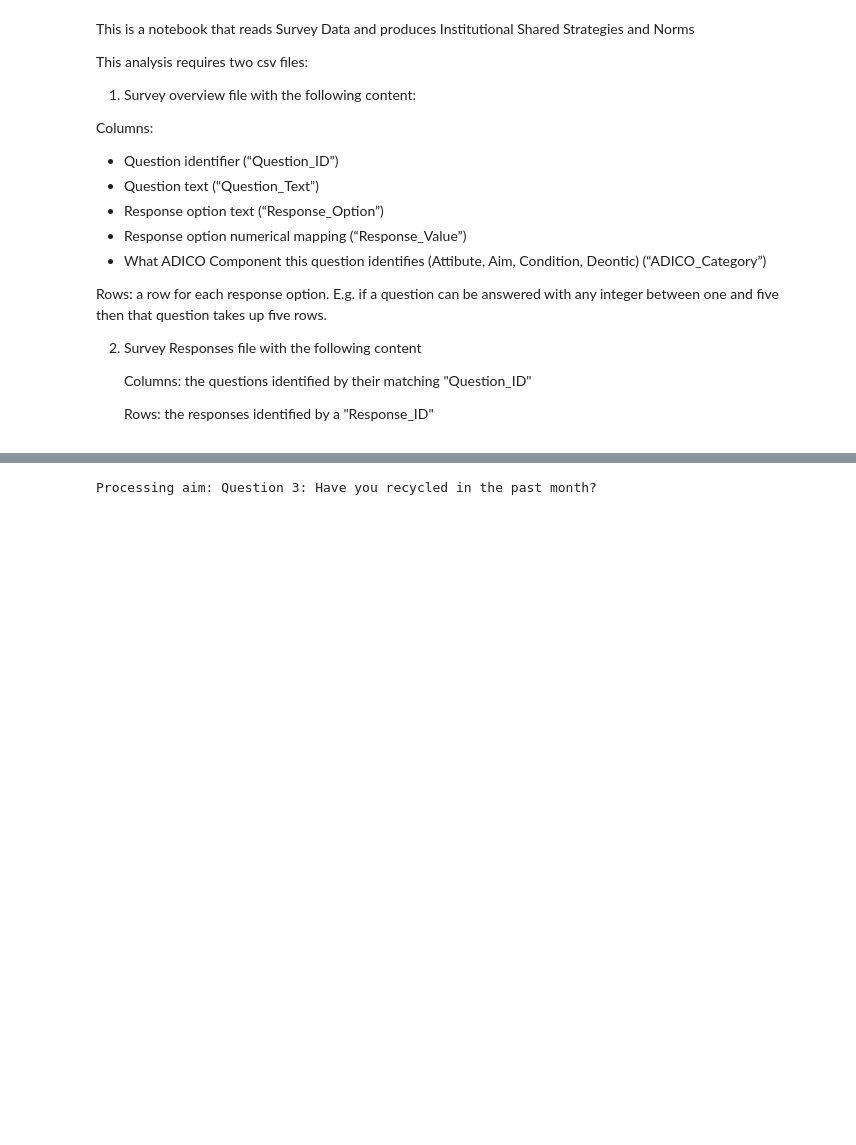
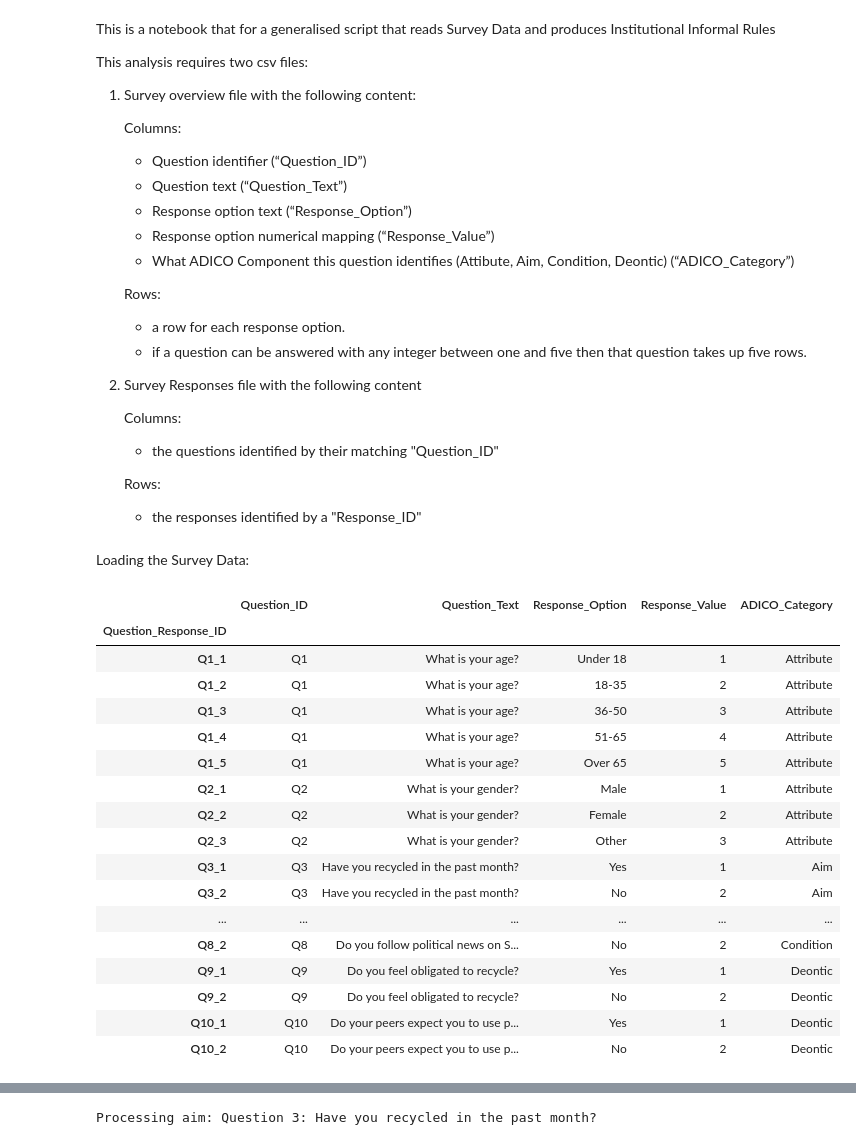
Before and after one commit to GeorgeGitHubbins/MScThesis-Extracting-InformalRules-from-Surveys, a Jupyter notebook: FinalSurveyAnalysisCode/SIREMethod.ipynb, the cells around one changed output, grey strips where cells are left out. Drawn from its saved outputs; the diff is of its cells as text; code cells hidden in the pictures; blank space fills up the shorter version.

Commit message:
wokring on the general SIRE code

```diff
--- a/FinalSurveyAnalysisCode/SurveyAnalysisMethod.ipynb
+++ b/FinalSurveyAnalysisCode/SIREMethod.ipynb
@@ -1,20 +1,24 @@
 # %% [markdown]
-This is a notebook that reads Survey Data and produces Institutional Shared Strategies and Norms
+This is a notebook that for a generalised script that reads Survey Data and produces Institutional Informal Rules
 
 This analysis requires two csv files:
 1. Survey overview file with the following content:
 
-Columns:
-- Question identifier (“Question_ID”)
-- Question text (“Question_Text”)
-- Response option text (“Response_Option”)
-- Response option numerical mapping (“Response_Value”)
-- What ADICO Component this question identifies (Attibute, Aim, Condition, Deontic) (“ADICO_Category”)
+	Columns:
+	- Question identifier (“Question_ID”)
+	- Question text (“Question_Text”)
+	- Response option text (“Response_Option”)
+	- Response option numerical mapping (“Response_Value”)
+	- What ADICO Component this question identifies (Attibute, Aim, Condition, Deontic) (“ADICO_Category”)
 
-Rows: a row for each response option. E.g. if a question can be answered with any integer between one and five then that question takes up five rows.
+	Rows:
+	- a row for each response option.
+	- if a question can be answered with any integer between one and five then that question takes up five rows.
 
 2. Survey Responses file with the following content
 
-	Columns: the questions identified by their matching "Question_ID"
+	Columns:
+	- the questions identified by their matching "Question_ID"
 
-	Rows: the responses identified by a "Response_ID"
+	Rows:
+	- the responses identified by a "Response_ID"
@@ -20,0 +28,2 @@ Rows: a row for each response option. E.g. if a question can be answered with an
+# %% [markdown]
+Loading the Survey Data:
@@ -20,0 +41,21 @@ Rows: a row for each response option. E.g. if a question can be answered with an
+# %%
+display(Survey_Overview)
+# %% [output]
+|  | Question_ID | Question_Text | Response_Option | Response_Value | ADICO_Category |
+| Question_Response_ID |  |  |  |  |  |
+| Q1_1 | Q1 | What is your age? | Under 18 | 1 | Attribute |
+| Q1_2 | Q1 | What is your age? | 18-35 | 2 | Attribute |
+| Q1_3 | Q1 | What is your age? | 36-50 | 3 | Attribute |
+| Q1_4 | Q1 | What is your age? | 51-65 | 4 | Attribute |
+| Q1_5 | Q1 | What is your age? | Over 65 | 5 | Attribute |
+| Q2_1 | Q2 | What is your gender? | Male | 1 | Attribute |
+| Q2_2 | Q2 | What is your gender? | Female | 2 | Attribute |
+| Q2_3 | Q2 | What is your gender? | Other | 3 | Attribute |
+| Q3_1 | Q3 | Have you recycled in the past month? | Yes | 1 | Aim |
+| Q3_2 | Q3 | Have you recycled in the past month? | No | 2 | Aim |
+| ... | ... | ... | ... | ... | ... |
+| Q8_2 | Q8 | Do you follow political news on S... | No | 2 | Condition |
+| Q9_1 | Q9 | Do you feel obligated to recycle? | Yes | 1 | Deontic |
+| Q9_2 | Q9 | Do you feel obligated to recycle? | No | 2 | Deontic |
+| Q10_1 | Q10 | Do your peers expect you to use p... | Yes | 1 | Deontic |
+| Q10_2 | Q10 | Do your peers expect you to use p... | No | 2 | Deontic |
```
Also changed, not shown: parts of 20 cells of this notebook, 3 other files.
